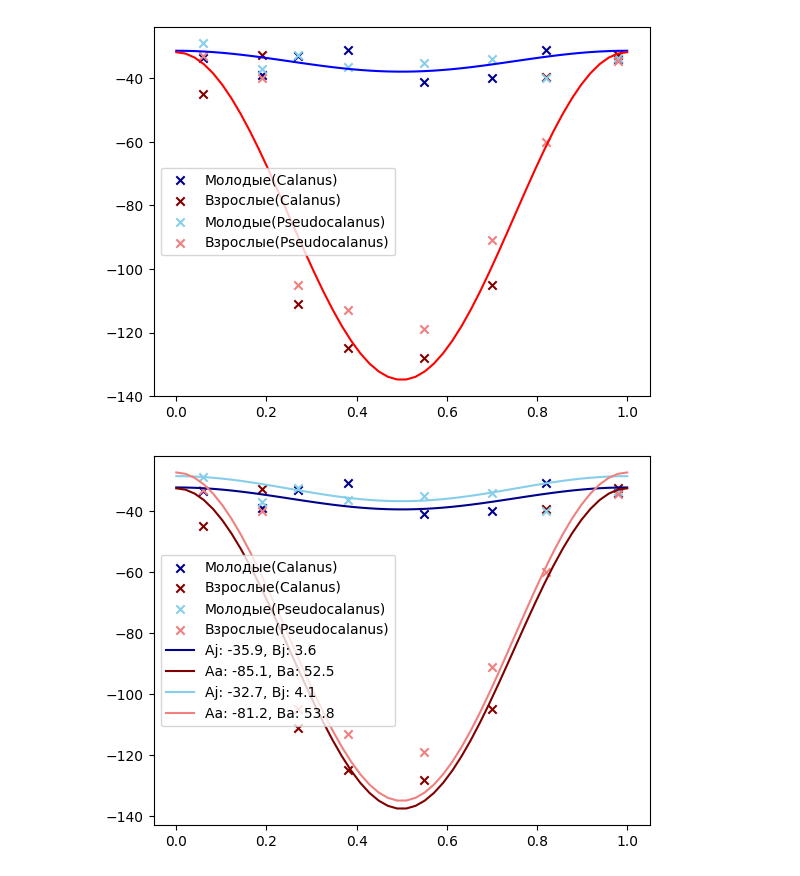
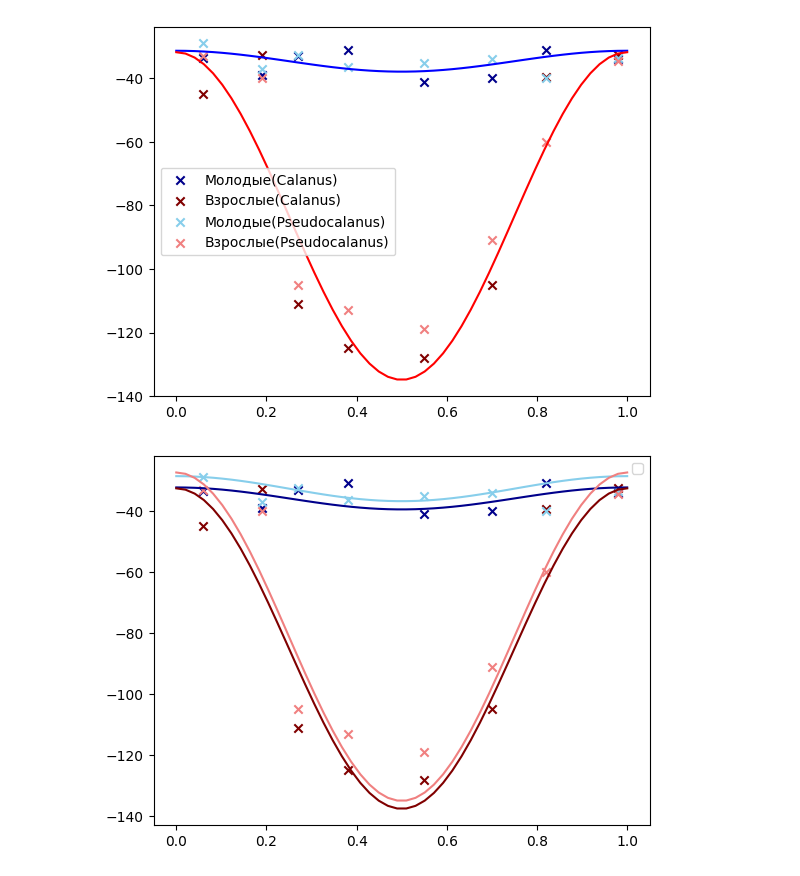
Before and after one commit to Recefi/predator-prey_model, a Jupyter notebook: report.ipynb, the cells around one changed output. Cells and saved outputs as stored; diff of their text form; code cells hidden in the pictures.

```diff
--- a/report.ipynb
+++ b/report.ipynb
@@ -166,11 +166,15 @@ plt.show()
 # %% [output]
 [figure]
 # %%
+# ax = gui.pointsCalanus_1(c_j="darkblue", c_a="maroon", m="x", l_j="Молодые(Calanus)", l_a="Взрослые(Calanus)")
+# gui.pointsPseudocalanus(ax=ax, c_j="skyblue", c_a="lightcoral", m="x", l_j="Молодые(Pseudocalanus)", l_a="Взрослые(Pseudocalanus)")
+# gui.stratSins(-35.9, 3.6, -85.1, 52.5, ax, c_j="darkblue", c_a="maroon", l_j="Aj: -35.9, Bj: 3.6", l_a="Aa: -85.1, Ba: 52.5")
+# gui.stratSins(-32.7, 4.1, -81.2, 53.8, ax, c_j="skyblue", c_a="lightcoral", l_j="Aj: -32.7, Bj: 4.1", l_a="Aa: -81.2, Ba: 53.8")
+
 ax = gui.pointsCalanus_1(c_j="darkblue", c_a="maroon", m="x")
 gui.pointsPseudocalanus(ax=ax, c_j="skyblue", c_a="lightcoral", m="x")
-gui.stratSins(-35.9, 3.6, -85.1, 52.5, ax, c_j="darkblue", c_a="maroon", l_j="Aj: -35.9, Bj: 3.6", l_a="Aa: -85.1, Ba: 52.5")
-gui.stratSins(-32.7, 4.1, -81.2, 53.8, ax, c_j="skyblue", c_a="lightcoral", l_j="Aj: -32.7, Bj: 4.1", l_a="Aa: -81.2, Ba: 53.8")
-plt.show()
+gui.stratSins(-35.9, 3.6, -85.1, 52.5, ax, c_j="darkblue", c_a="maroon", l_j="", l_a="")
+gui.stratSins(-32.7, 4.1, -81.2, 53.8, ax, c_j="skyblue", c_a="lightcoral", l_j="", l_a="")
 # %% [output]
-[figure, old version]
+[figure, new version]
 # %%
```
Also changed, not shown: parts of 1 cell of this notebook, 1 other file.
